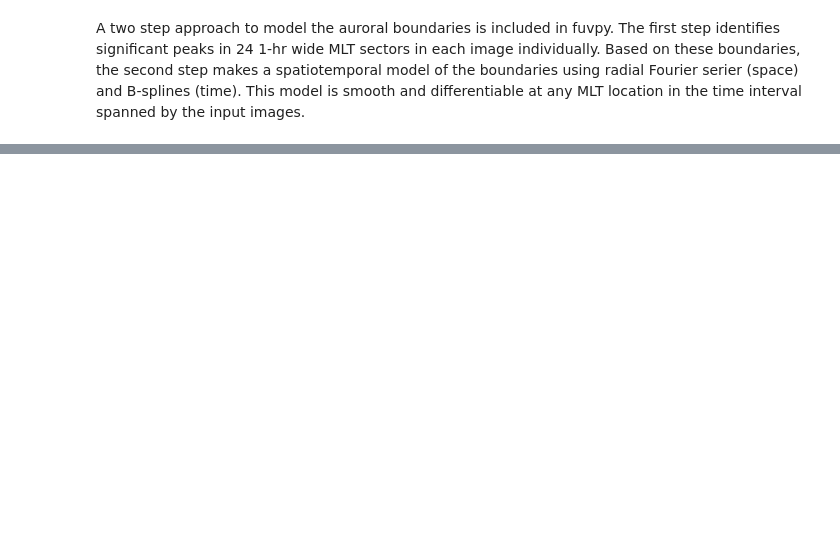
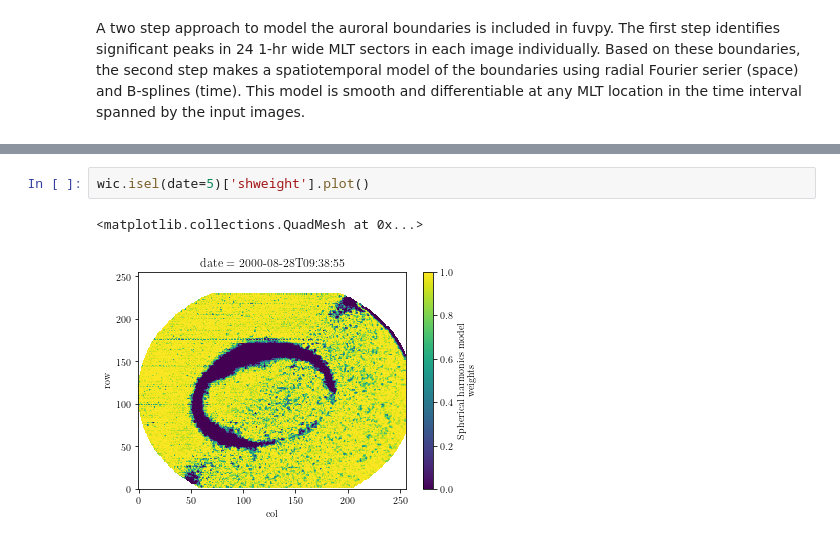
Before and after one commit to aohma/fuvpy, a Jupyter notebook: notebooks/fuvpyExample.ipynb, the cells around one changed output, grey strips where cells are left out. Cells and saved outputs as stored; diff of their text form; blank space fills up the shorter version.

```diff
--- a/notebooks/fuvpyExample.ipynb
+++ b/notebooks/fuvpyExample.ipynb
@@ -212,0 +214,5 @@ Relative change model norm 0.0009552674318108992
+# %%
+wic.isel(date=5)['shweight'].plot()
+# %% [output]
+<matplotlib.collections.QuadMesh at 0x...>
+[figure, added]
```
Also changed, not shown: parts of 8 cells of this notebook, 13 other files.
